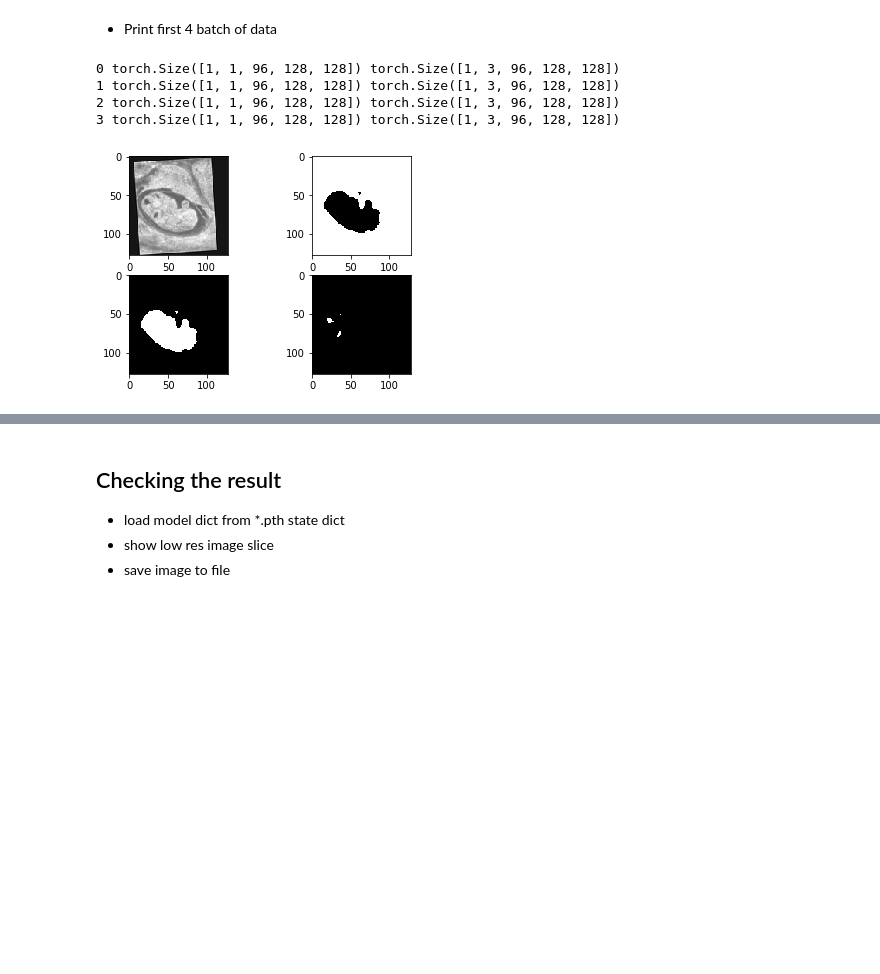
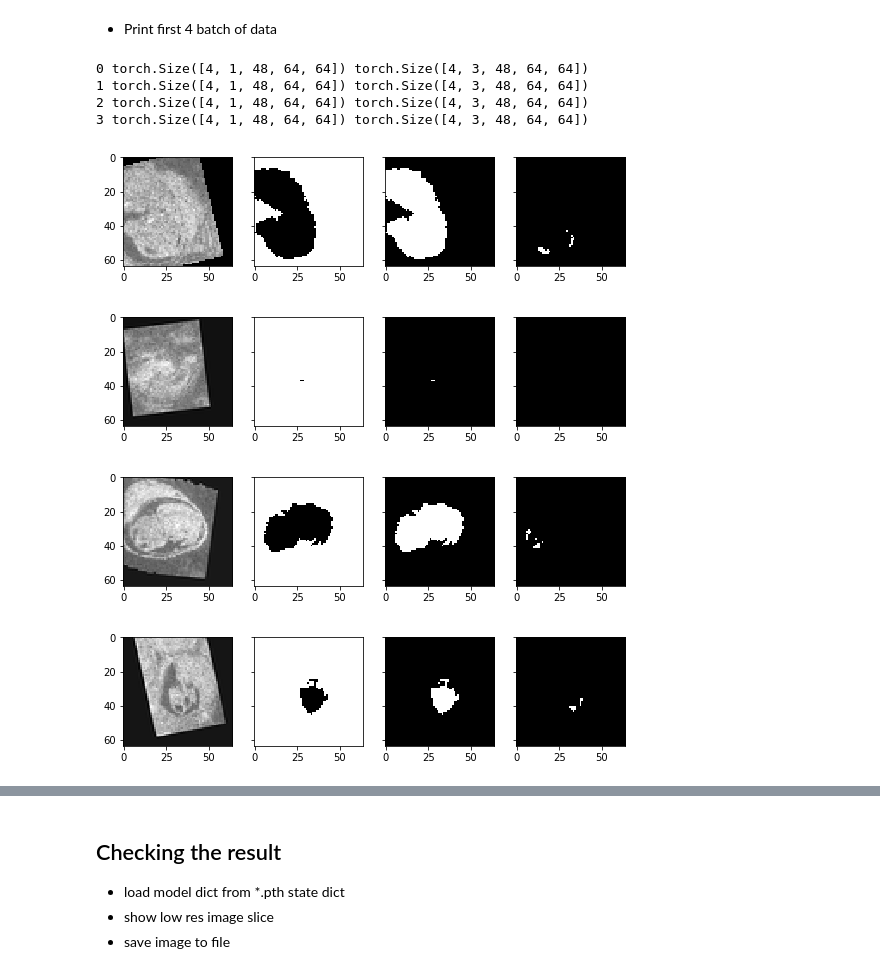
Before and after one commit to tongdaxu/ECE-GY-6123-IMAGE-AND-VIDEO-PROCESSING, a Jupyter notebook: MouseProj/03. Vnet.ipynb, the cells around one changed output, grey strips where cells are left out. Saved outputs shown, nothing was run; the diff lists cells and outputs as text; code cells hidden in the pictures; blank space fills up the shorter version.

```diff
--- a/MouseProj/03. Vnet.ipynb
+++ b/MouseProj/03. Vnet.ipynb
@@ -28,7 +28,7 @@ import torchvision.transforms as T
 #------------------------------- GLOBAL VARIABLES -------------------------------------#
 
 USE_GPU = True
-BATCH_SIZE = 1
+BATCH_SIZE = 4
 NUM_WORKERS = 6
 NUM_TRAIN = 80
 LEARNING_RATE = 1e-2
@@ -49,7 +49,7 @@ data_index = np.arange(107)
 data_index = np.delete(data_index, 46)
 dataset_trans = niiDataset(data_index,
                          transform=transforms.Compose([
-                             downSample(2),
+                             downSample(4),
                              RandomFilp(0.5),
                              RandomAffine(15, 10)
                          ])
@@ -69,17 +69,20 @@ validation_loader = DataLoader(dataset_trans, batch_size=BATCH_SIZE,
 # %%
 for i_batch, sample_batched in enumerate(train_loader):
     print(i_batch, sample_batched['image'].size(), \
           sample_batched['label'].size())
     # observe 4th batch and stop.
     if i_batch == 3:
-        show_batch_image(sample_batched['image'],sample_batched['label'],BATCH_SIZE, level=4)
+        show_batch_image(sample_batched['image'],sample_batched['label'],BATCH_SIZE)
         break
 # %% [output]
-0 torch.Size([1, 1, 96, 128, 128]) torch.Size([1, 3, 96, 128, 128])
-1 torch.Size([1, 1, 96, 128, 128]) torch.Size([1, 3, 96, 128, 128])
-2 torch.Size([1, 1, 96, 128, 128]) torch.Size([1, 3, 96, 128, 128])
-3 torch.Size([1, 1, 96, 128, 128]) torch.Size([1, 3, 96, 128, 128])
+0 torch.Size([4, 1, 48, 64, 64]) torch.Size([4, 3, 48, 64, 64])
+1 torch.Size([4, 1, 48, 64, 64]) torch.Size([4, 3, 48, 64, 64])
+2 torch.Size([4, 1, 48, 64, 64]) torch.Size([4, 3, 48, 64, 64])
+3 torch.Size([4, 1, 48, 64, 64]) torch.Size([4, 3, 48, 64, 64])
-[figure, old version]
+[figure, new version]
+[figure, added]
+[figure, added]
+[figure, added]
 # %%
 from vnet import VNet
 
```
Also changed, not shown: parts of 3 cells of this notebook, 3 other files.
